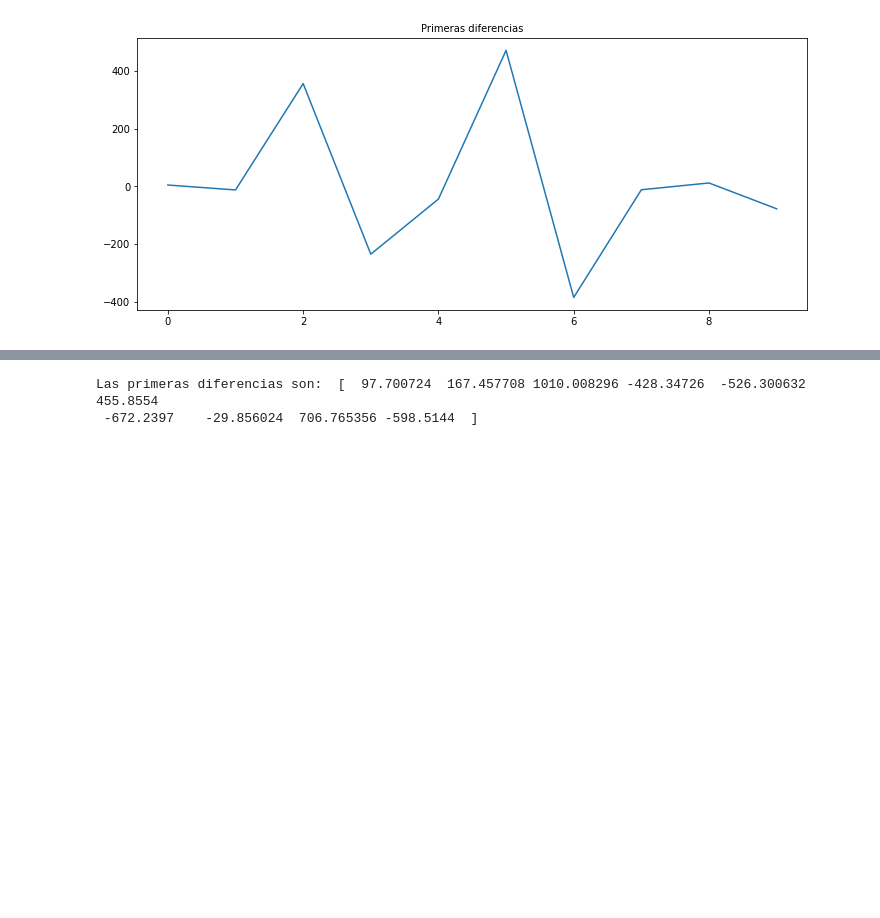
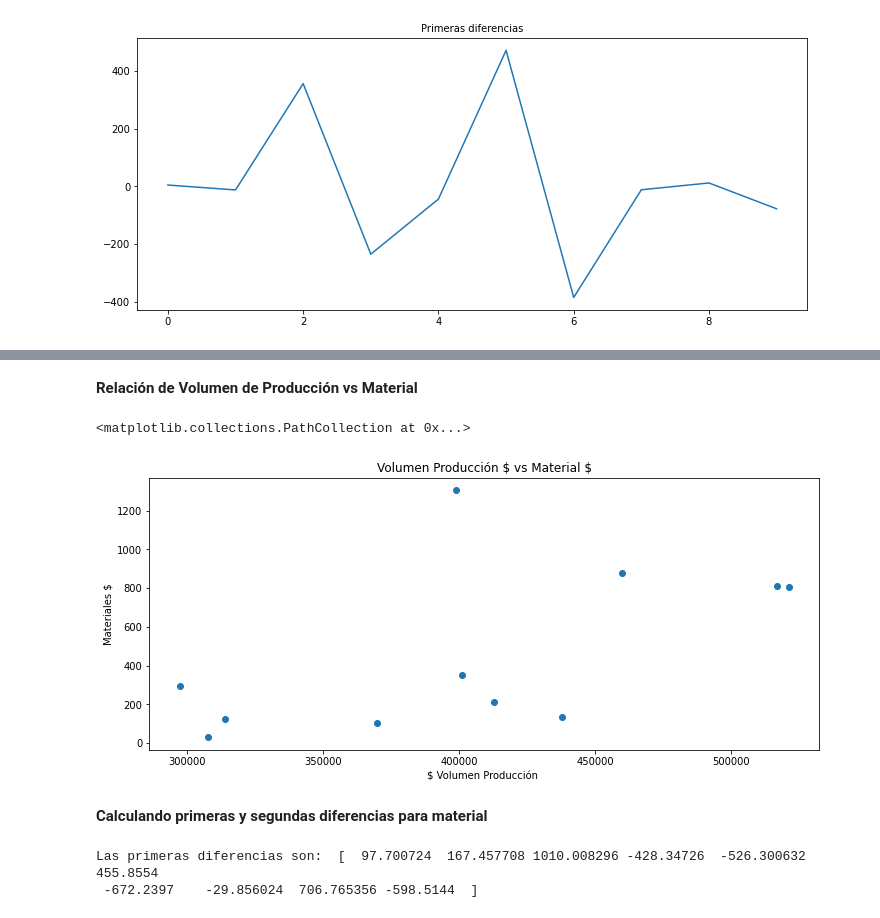
Before and after one commit to Lauram04/proyecto_final_f, a Jupyter notebook: Actividad_Final_Equipo.ipynb, the cells around one changed output, grey strips where cells are left out. Saved outputs shown, nothing was run; the diff lists cells and outputs as text; code cells hidden in the pictures; blank space fills up the shorter version.

```diff
--- a/Actividad_Final_Equipo.ipynb
+++ b/Actividad_Final_Equipo.ipynb
@@ -250,3 +250,16 @@ Las primeras diferencias son:  [   4.61124066  -12.34661263  355.5052777  -234.5
+# %% [markdown]
+**Relación de Volumen de Producción  vs Material**
+# %%
+plt.figure(figsize=(12,5))
+plt.title('Volumen Producción \$ vs Material \$')
+plt.ylabel('Material $')
+plt.xlabel('$ Volumen Producción ')
+plt.scatter(costos['Volumen Produccion $'], costos['Material $'] )
+# %% [output]
+<matplotlib.collections.PathCollection at 0x...>
+[figure, added]
+# %% [markdown]
+**Calculando primeras y segundas diferencias para material**
 # %%
 dif_seg_1 = np.diff(costos['Material $'])
 plt.figure(figsize=(12,5))
```
Also changed, not shown: parts of 4 cells of this notebook.
